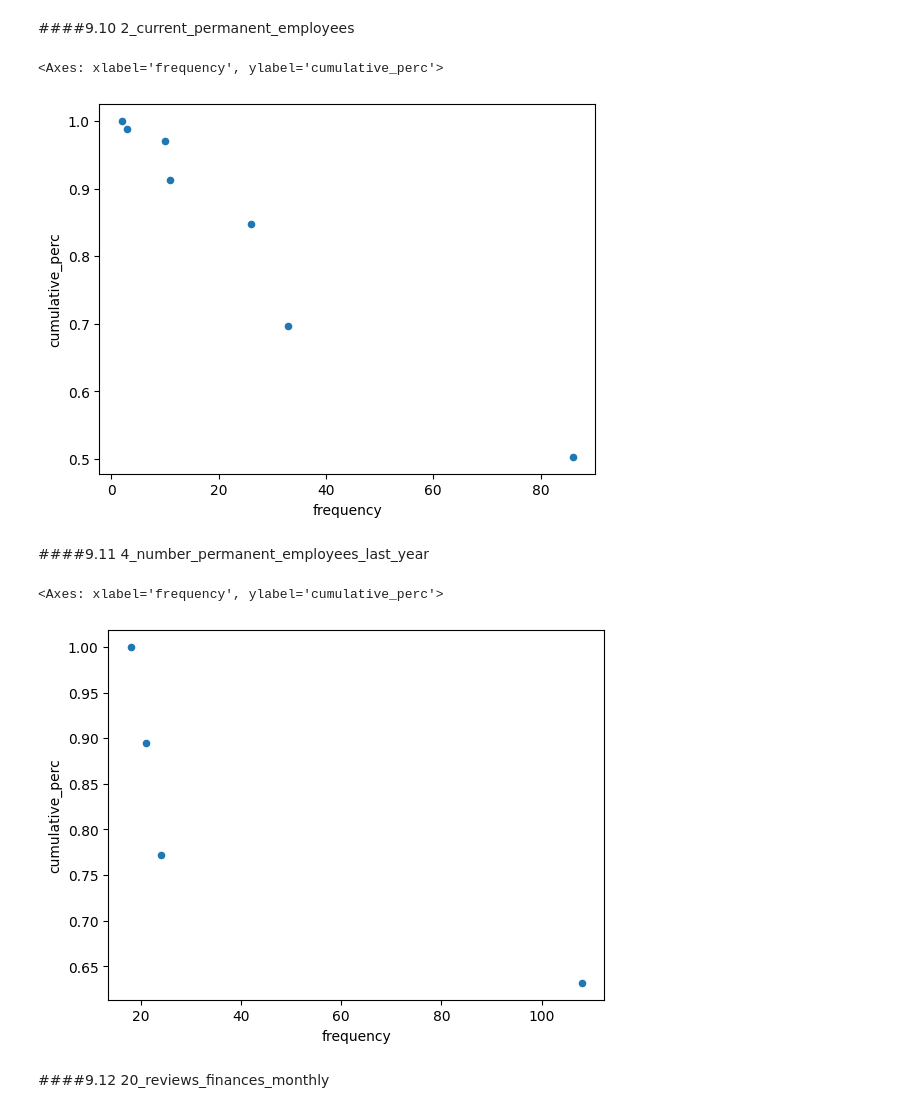
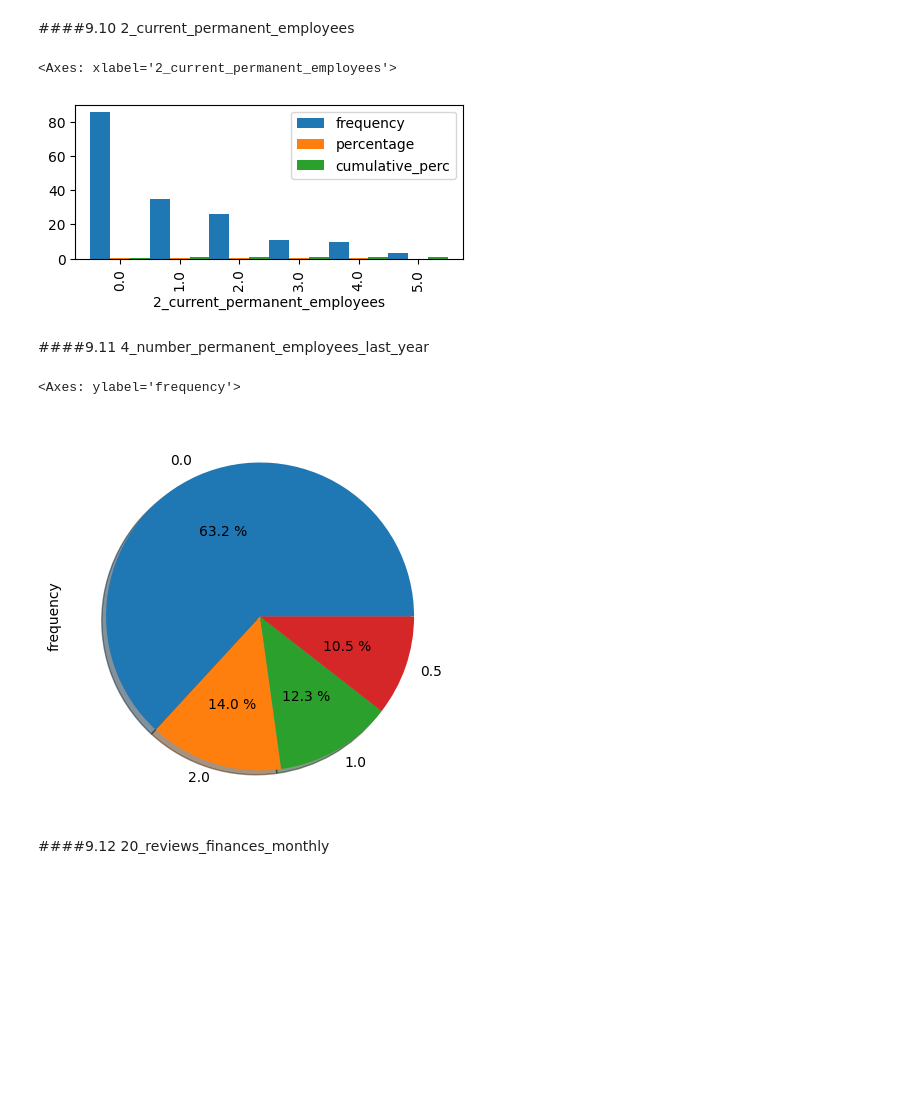
Before and after one commit to elP4drino/Actividad_1, a Jupyter notebook: Actividades4/Actividad4.ipynb, the cells around one changed output. Saved outputs shown, nothing was run; the diff lists cells and outputs as text; code cells hidden in the pictures; blank space fills up the shorter version.

```diff
--- a/Actividades4/Actividad4.ipynb
+++ b/Actividades4/Actividad4.ipynb
@@ -216,7 +234,7 @@ dtype: int64
 # %%
 # Reemplazamos los outliers con el mean de cada col
 data4_iqr = data3_iqr.copy()
-data4_iqr = data_clean.fillna(round(data3_iqr.mean(), 1))
+data4_iqr = data3_iqr.fillna(round(data3_iqr.mean(), 1))
 display(data4_iqr)
 # %% [output]
 |  | 97_number_of_customers_in_store | 268_number_fridges | 104_how_many_shelves_does_the_mic... | 2_current_permanent_employees | ... |
@@ -395,13 +411,13 @@ Filtro_setter.plot("frequency", "cumulative_perc", kind = "scatter")
 # %%
 table10 = freq_tbl(dataFinal['2_current_permanent_employees'].astype("string"))
 Filtro = table10[table10['frequency'] > 0]
 Filtro_setter = Filtro.set_index("2_current_permanent_employees")
 
-#Realizamos grafico de dispersion del datafrae filtrado
-Filtro_setter.plot("frequency", "cumulative_perc", kind = "scatter")
+#Diagrama de barras
+Filtro_setter.plot(kind = "bar", width=1, figsize=(5,2))
 # %% [output]
-<Axes: xlabel='frequency', ylabel='cumulative_perc'>
+<Axes: xlabel='2_current_permanent_employees'>
-[figure, old version]
+[figure, new version]
 # %% [markdown]
 ####9.11 4_number_permanent_employees_last_year
 # %%
@@ -409,11 +425,11 @@ table11 = freq_tbl(dataFinal['4_number_permanent_employees_last_year'].astype("s
 Filtro = table11[table11['frequency'] > 0]
 Filtro_setter = Filtro.set_index("4_number_permanent_employees_last_year")
 
-#Realizamos grafico de dispersion del datafrae filtrado
-Filtro_setter.plot("frequency", "cumulative_perc", kind = "scatter")
+# Crear un gráfico de pastel directamente desde la columna 'frequency'
+Filtro_setter["frequency"].plot(kind="pie", figsize=(10, 5), shadow=True, autopct="%0.1f %%")
 # %% [output]
-<Axes: xlabel='frequency', ylabel='cumulative_perc'>
+<Axes: ylabel='frequency'>
-[figure, old version]
+[figure, new version]
 # %% [markdown]
 ####9.12 20_reviews_finances_monthly
 # %%
```
Also changed, not shown: parts of 6 cells of this notebook, 1 other file.
